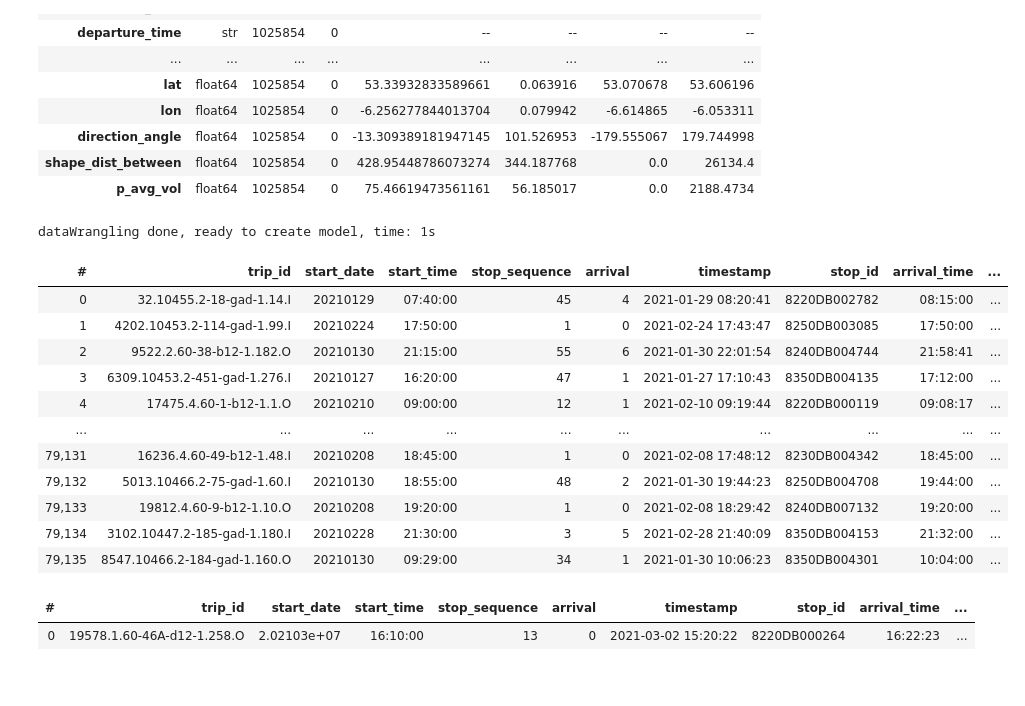
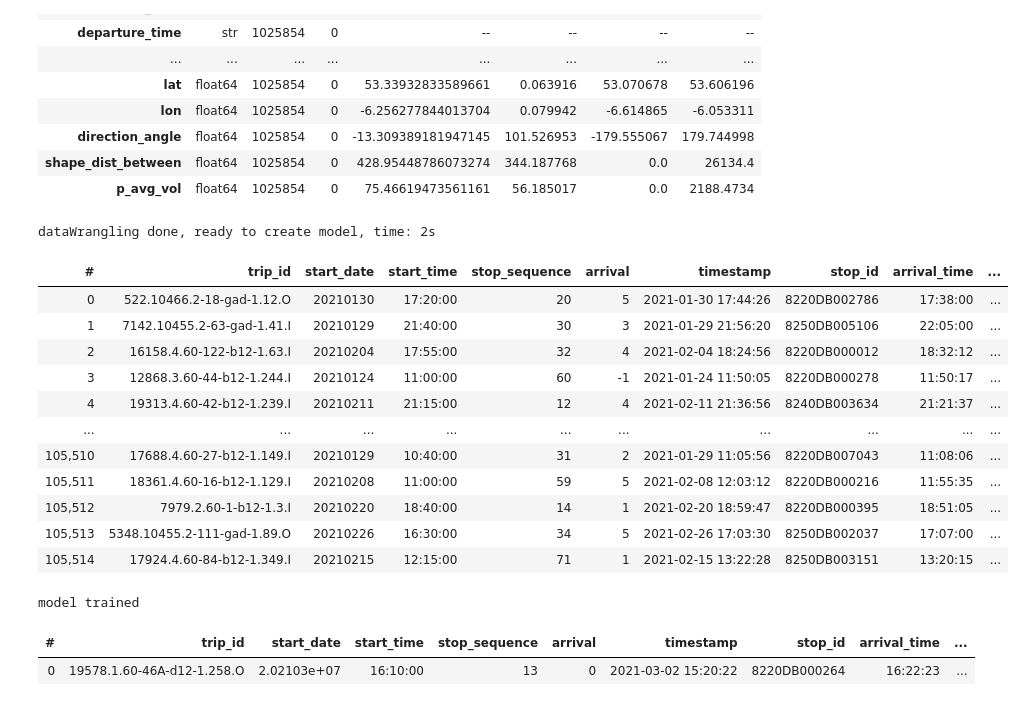
Before and after one commit to Drakodav/backend_d-dub, a Jupyter notebook: ml/processing/notebooks/gtfsr_create_model.ipynb, the cells around one changed output. Cells and saved outputs as stored; diff of their text form; code cells hidden in the pictures.

```diff
--- a/ml/processing/notebooks/gtfsr_create_model.ipynb
+++ b/ml/processing/notebooks/gtfsr_create_model.ipynb
@@ -142,46 +142,46 @@ def transform_data(df):
 
     cycl_transform_hour = vaex.ml.CycleTransformer(features=["t_hour", "arr_hour"], n=24)
     df = cycl_transform_hour.fit_transform(df)
 
     cycl_transform_minute = vaex.ml.CycleTransformer(
         features=["t_minute", "t_second", "arr_minute", "arr_second"], n=60
     )
     df = cycl_transform_minute.fit_transform(df)
 
     label_encoder = vaex.ml.LabelEncoder(features=["trip_id", "route_id"], prefix="label_encode_")
     df = label_encoder.fit_transform(df)
 
     standard_scaler = vaex.ml.StandardScaler(features=["arrival_mean", "p_mean_vol"])
     df = standard_scaler.fit_transform(df)
 
     minmax_scaler = vaex.ml.MinMaxScaler(features=["shape_dist_traveled", "shape_dist_between"])
     df = minmax_scaler.fit_transform(df)
 
     df['direction'] = df['direction'].astype('int64')
 
     print(f"dataWrangling done, ready to create model, time: {round(time.time()-start)}s")
     return df
 
 vx_df = vaex.open('../output/gtfsr_model.hdf5')
-vx_df = vx_df.sample(frac=0.1)
+vx_df = vx_df.sample(frac=.2)
 
 df_train, df_test = vx_df.ml.train_test_split(test_size=0.8, verbose=False)
 transformed_df = transform_data(df_train)
 transformed_df
 # %% [output]
-dataWrangling done, ready to create model, time: 1s
+dataWrangling done, ready to create model, time: 2s
 | # | trip_id | start_date | start_time | stop_sequence | arrival | timestamp | stop_id | arrival_time | ... |
-| 0 | 32.10455.2-18-gad-1.14.I | 20210129 | 07:40:00 | 45 | 4 | 2021-01-29 08:20:41 | 8220DB002782 | 08:15:00 | ... |
-| 1 | 4202.10453.2-114-gad-1.99.I | 20210224 | 17:50:00 | 1 | 0 | 2021-02-24 17:43:47 | 8250DB003085 | 17:50:00 | ... |
-| 2 | 9522.2.60-38-b12-1.182.O | 20210130 | 21:15:00 | 55 | 6 | 2021-01-30 22:01:54 | 8240DB004744 | 21:58:41 | ... |
-| 3 | 6309.10453.2-451-gad-1.276.I | 20210127 | 16:20:00 | 47 | 1 | 2021-01-27 17:10:43 | 8350DB004135 | 17:12:00 | ... |
-| 4 | 17475.4.60-1-b12-1.1.O | 20210210 | 09:00:00 | 12 | 1 | 2021-02-10 09:19:44 | 8220DB000119 | 09:08:17 | ... |
+| 0 | 522.10466.2-18-gad-1.12.O | 20210130 | 17:20:00 | 20 | 5 | 2021-01-30 17:44:26 | 8220DB002786 | 17:38:00 | ... |
+| 1 | 7142.10455.2-63-gad-1.41.I | 20210129 | 21:40:00 | 30 | 3 | 2021-01-29 21:56:20 | 8250DB005106 | 22:05:00 | ... |
+| 2 | 16158.4.60-122-b12-1.63.I | 20210204 | 17:55:00 | 32 | 4 | 2021-02-04 18:24:56 | 8220DB000012 | 18:32:12 | ... |
+| 3 | 12868.3.60-44-b12-1.244.I | 20210124 | 11:00:00 | 60 | -1 | 2021-01-24 11:50:05 | 8220DB000278 | 11:50:17 | ... |
+| 4 | 19313.4.60-42-b12-1.239.I | 20210211 | 21:15:00 | 12 | 4 | 2021-02-11 21:36:56 | 8240DB003634 | 21:21:37 | ... |
 | ... | ... | ... | ... | ... | ... | ... | ... | ... | ... |
-| 79,131 | 16236.4.60-49-b12-1.48.I | 20210208 | 18:45:00 | 1 | 0 | 2021-02-08 17:48:12 | 8230DB004342 | 18:45:00 | ... |
-| 79,132 | 5013.10466.2-75-gad-1.60.I | 20210130 | 18:55:00 | 48 | 2 | 2021-01-30 19:44:23 | 8250DB004708 | 19:44:00 | ... |
-| 79,133 | 19812.4.60-9-b12-1.10.O | 20210208 | 19:20:00 | 1 | 0 | 2021-02-08 18:29:42 | 8240DB007132 | 19:20:00 | ... |
-| 79,134 | 3102.10447.2-185-gad-1.180.I | 20210228 | 21:30:00 | 3 | 5 | 2021-02-28 21:40:09 | 8350DB004153 | 21:32:00 | ... |
-| 79,135 | 8547.10466.2-184-gad-1.160.O | 20210130 | 09:29:00 | 34 | 1 | 2021-01-30 10:06:23 | 8350DB004301 | 10:04:00 | ... |
+| 105,510 | 17688.4.60-27-b12-1.149.I | 20210129 | 10:40:00 | 31 | 2 | 2021-01-29 11:05:56 | 8220DB007043 | 11:08:06 | ... |
+| 105,511 | 18361.4.60-16-b12-1.129.I | 20210208 | 11:00:00 | 59 | 5 | 2021-02-08 12:03:12 | 8220DB000216 | 11:55:35 | ... |
+| 105,512 | 7979.2.60-1-b12-1.3.I | 20210220 | 18:40:00 | 14 | 1 | 2021-02-20 18:59:47 | 8220DB000395 | 18:51:05 | ... |
+| 105,513 | 5348.10455.2-111-gad-1.89.O | 20210226 | 16:30:00 | 34 | 5 | 2021-02-26 17:03:30 | 8250DB002037 | 17:07:00 | ... |
+| 105,514 | 17924.4.60-84-b12-1.349.I | 20210215 | 12:15:00 | 71 | 1 | 2021-02-15 13:22:28 | 8250DB003151 | 13:20:15 | ... |
 # %%
 df = transformed_df
 
@@ -194,7 +194,7 @@ lgbm_params = {
     'n_estimators': 300,
     'max_depth': 50,
     'num_leaves': 50,
-    'num_iterations': 150,
+    'num_iterations': 300,
 }
 
 feats = df.get_column_names(regex="pca") + \
@@ -203,7 +203,7 @@ feats = df.get_column_names(regex="pca") + \
     df.get_column_names(regex="standard_scaled_*") + \
     df.get_column_names(regex="label_encode_*") + \
     df.get_column_names(regex="minmax_scaled_*") + \
-    ["stop_sequence", 'is_delayed', 'direction']
+    ["stop_sequence", 'direction']
 
 assert [df[feat].dtype for feat in feats if not df[feat].dtype in ['float64', 'int64']] == [], f"Training feature must be a number type, stupid"
 
@@ -225,9 +225,12 @@ models =[
 for model in models:
     model.fit(df)
     df = model.transform(df)
+    print(f'model trained')
 
 prediction_final = df['p_arrival_lgbm'].astype("float64") * 0.5 + df['p_arrival_xgb'].astype("float64") * 0.5
 df[prediction_name + "_final"] = prediction_final
+# %% [output]
+model trained
 # %%
 df.state_write(gtfsr_model_out_path)
 # %%
```
Also changed, not shown: parts of 2 cells of this notebook, 7 other files.
